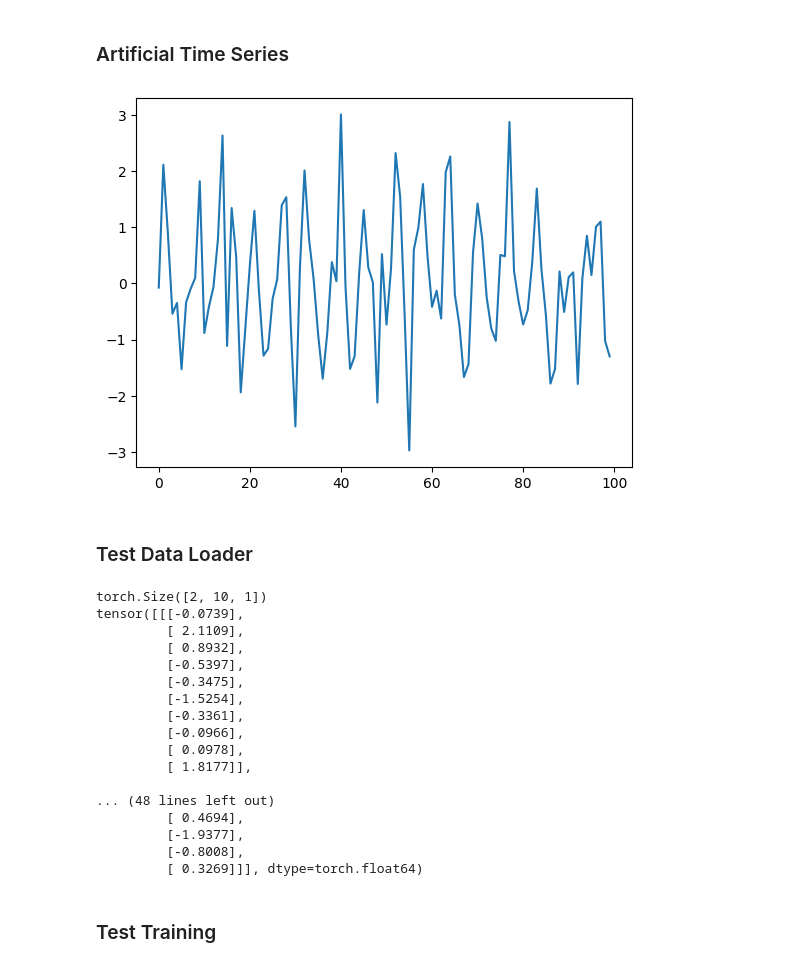
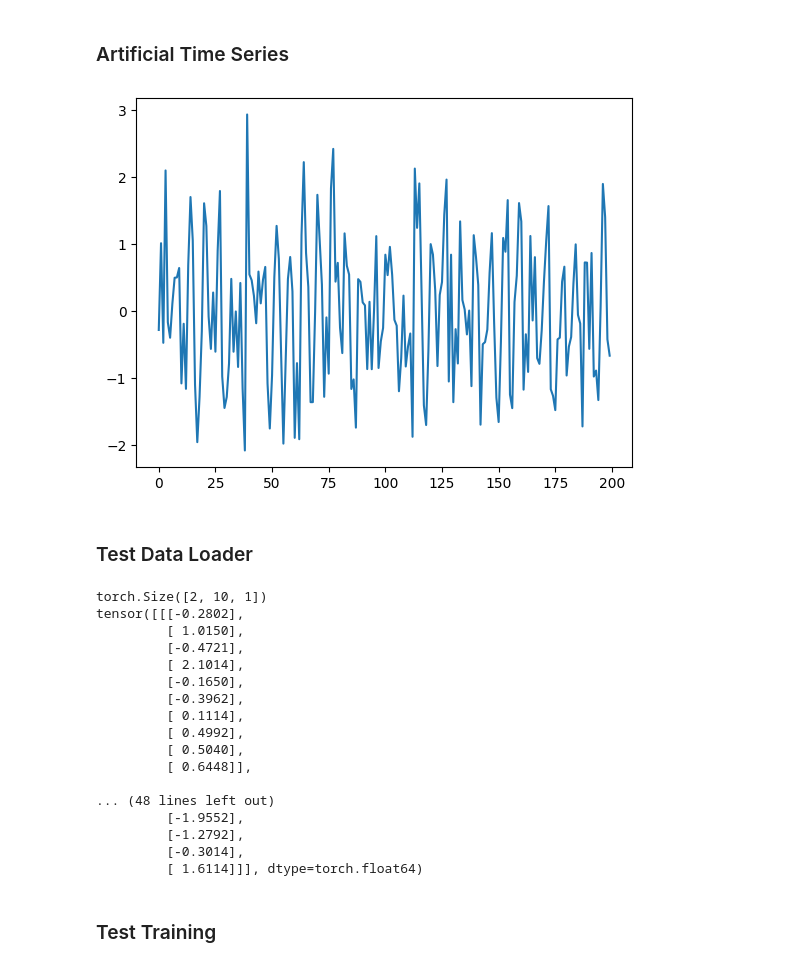
Before and after one commit to pvst1907/Extended_Spacetimeformer, a Jupyter notebook: sandbox.ipynb, the cells around one changed output. Drawn from its saved outputs; the diff is of its cells as text; code cells hidden in the pictures.

```diff
--- a/sandbox.ipynb
+++ b/sandbox.ipynb
@@ -8,11 +8,11 @@ from transformer import Transformer
 # %% [markdown]
 ### Artificial Time Series
 # %%
-sequence = np.sin(np.arange(0,100,1))+np.random.normal(0,0.8,100)
+sequence = np.sin(np.arange(0,200,1))+np.random.normal(0,0.8,200)
 plt.plot(sequence)
 plt.show()
 # %% [output]
-[figure, old version]
+[figure, new version]
 # %% [markdown]
 ### Test Data Loader
 # %%
@@ -28,21 +28,21 @@ for src, trg, trg_y in data_iter:
     break
 # %% [output]
 torch.Size([2, 10, 1])
-tensor([[[-0.0739],
-         [ 2.1109],
-         [ 0.8932],
-         [-0.5397],
-         [-0.3475],
-         [-1.5254],
-         [-0.3361],
-         [-0.0966],
-         [ 0.0978],
-         [ 1.8177]],
+tensor([[[-0.2802],
+         [ 1.0150],
+         [-0.4721],
+         [ 2.1014],
+         [-0.1650],
+         [-0.3962],
+         [ 0.1114],
+         [ 0.4992],
+         [ 0.5040],
+         [ 0.6448]],
 
 ... (48 lines left out)
-         [ 0.4694],
-         [-1.9377],
-         [-0.8008],
-         [ 0.3269]]], dtype=torch.float64)
+         [-1.9552],
+         [-1.2792],
+         [-0.3014],
+         [ 1.6114]]], dtype=torch.float64)
 # %% [markdown]
 ### Test Training
```
Also changed, not shown: parts of 5 cells of this notebook, 2 other files.
